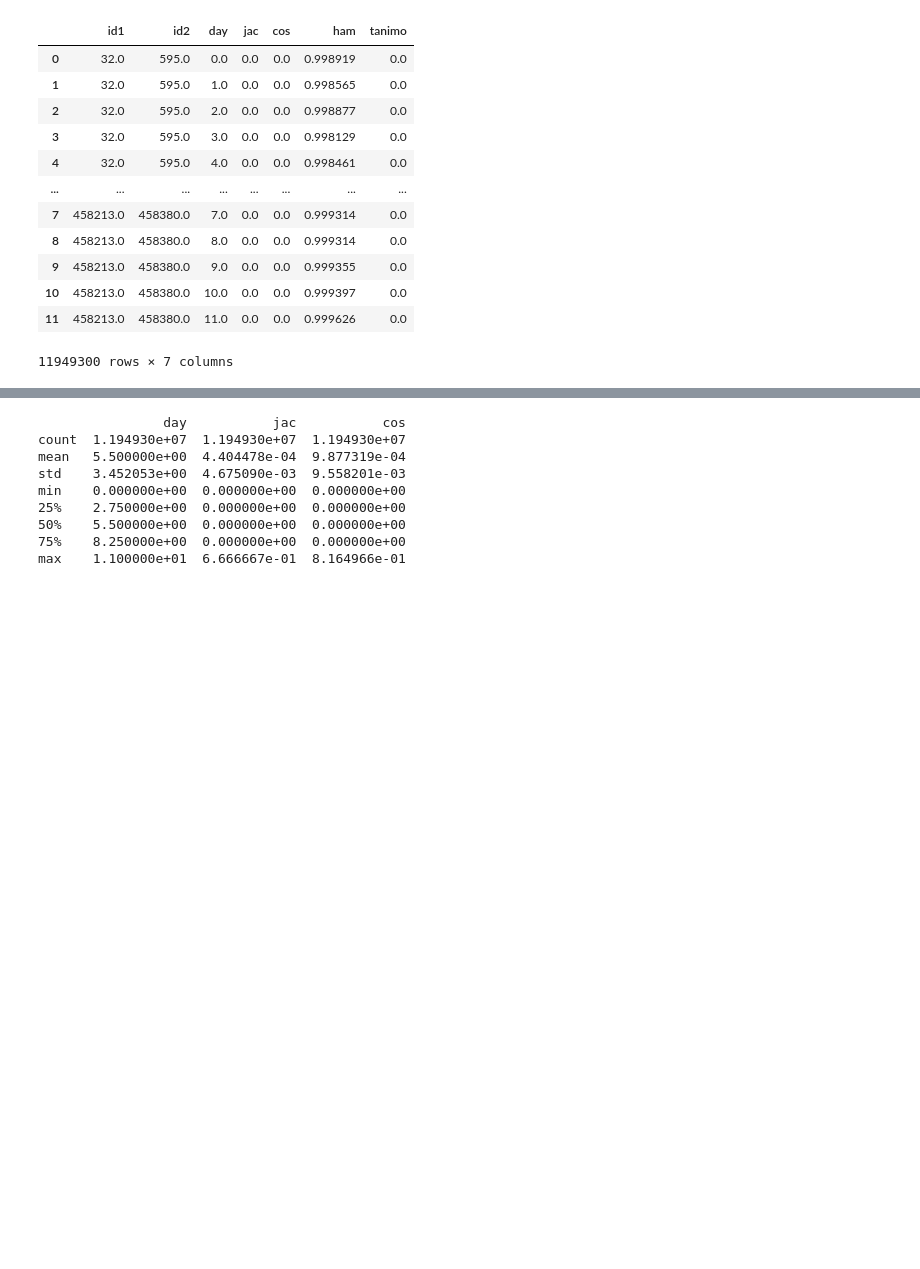
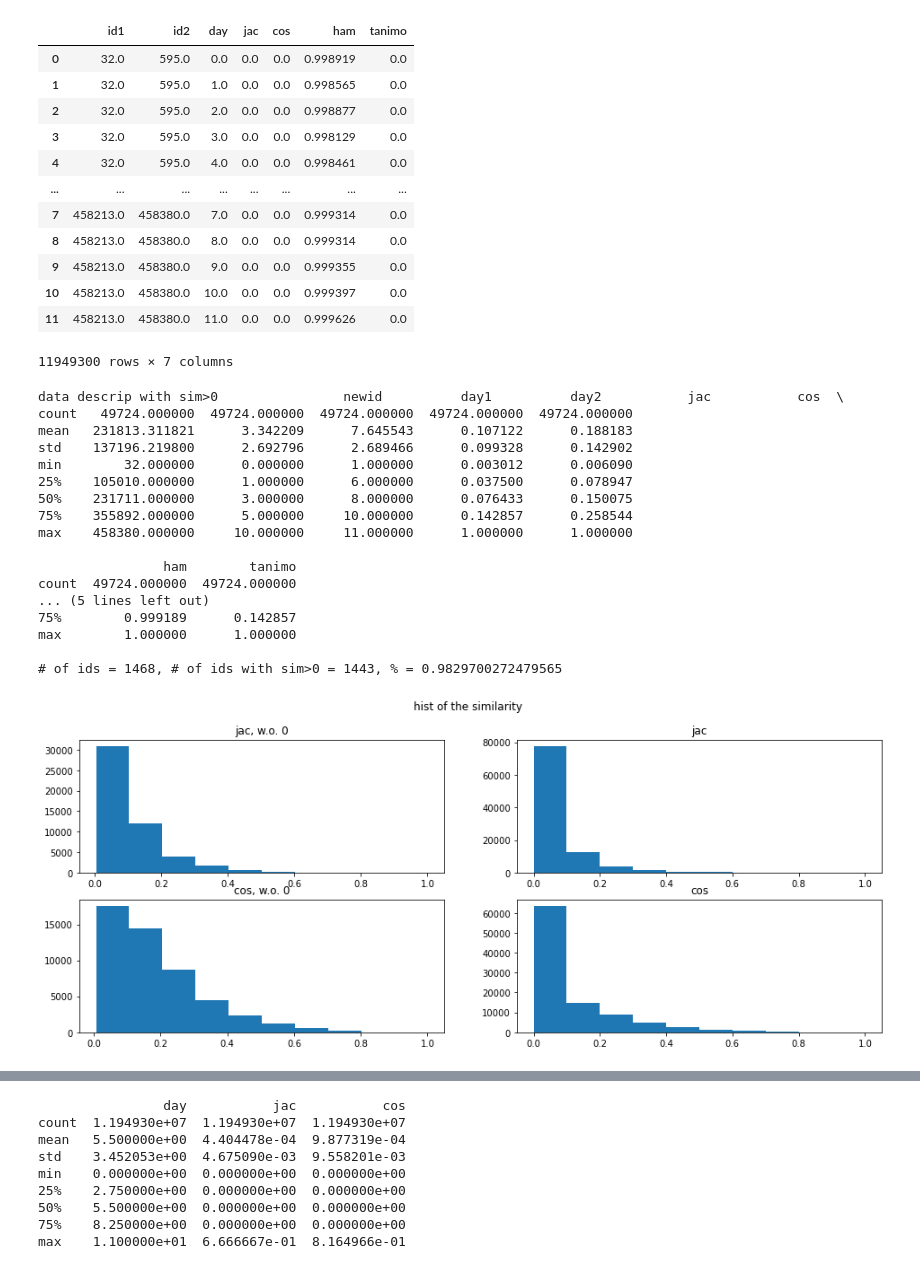
Before and after one commit to Yiran6/app_baseddata_processing, a Jupyter notebook: app_based_dt_check.ipynb, the cells around one changed output, grey strips where cells are left out. Drawn from its saved outputs; the diff is of its cells as text; code cells hidden in the pictures; blank space fills up the shorter version.

Commit message:
update similarity code

```diff
--- a/app_based_dt_check.ipynb
+++ b/app_based_dt_check.ipynb
@@ -667,3 +682,47 @@ sim_result_idsameday
 | 10 | 458213.0 | 458380.0 | 10.0 | 0.0 | 0.0 | 0.999397 | 0.0 |
 | 11 | 458213.0 | 458380.0 | 11.0 | 0.0 | 0.0 | 0.999626 | 0.0 |
 11949300 rows × 7 columns
+# %%
+#similarity parameters check
+def get_para(sim_result):
+    print('data descrip with sim>0', sim_result[sim_result['jac']!=0].describe())
+    num_idg1 = len(np.unique(sim_result['newid'][sim_result['jac']!=0]))
+    num_id = len(np.unique(sim_result['newid']))
+    print(f'\n# of ids = {num_id}, # of ids with sim>0 = {num_idg1}, % = {num_idg1/num_id}')
+
+
+def plot_hist(sim_result):
+    fig, ((ax1, ax2), (ax3, ax4)) = plt.subplots(2, 2, figsize=(16, 6))
+    fig.suptitle('hist of the similarity')
+    ax1.set_title('jac, w.o. 0')
+    ax1.hist(sim_result[['jac']][sim_result['jac']!=0].values)
+    ax2.set_title('jac')
+    ax2.hist(sim_result[['jac']])
+
+    ax3.set_title('cos, w.o. 0')
+    ax3.hist(sim_result[['cos']][sim_result['cos']!=0])
+    ax4.set_title('cos')
+    ax4.hist(sim_result[['cos']])
+# %%
+#iner comparison between individuals
+get_para(sim_result_ts)
+plot_hist(sim_result_ts)
+# %% [output]
+data descrip with sim>0                newid          day1          day2           jac           cos  \
+count   49724.000000  49724.000000  49724.000000  49724.000000  49724.000000
+mean   231813.311821      3.342209      7.645543      0.107122      0.188183
+std    137196.219800      2.692796      2.689466      0.099328      0.142902
+min        32.000000      0.000000      1.000000      0.003012      0.006090
+25%    105010.000000      1.000000      6.000000      0.037500      0.078947
+50%    231711.000000      3.000000      8.000000      0.076433      0.150075
+75%    355892.000000      5.000000     10.000000      0.142857      0.258544
+max    458380.000000     10.000000     11.000000      1.000000      1.000000
+
+                ham        tanimo
+count  49724.000000  49724.000000
+... (5 lines left out)
+75%        0.999189      0.142857
+max        1.000000      1.000000
+
+# of ids = 1468, # of ids with sim>0 = 1443, % = 0.9829700272479565
+[figure, added]
```
Also changed, not shown: parts of 8 cells of this notebook.
